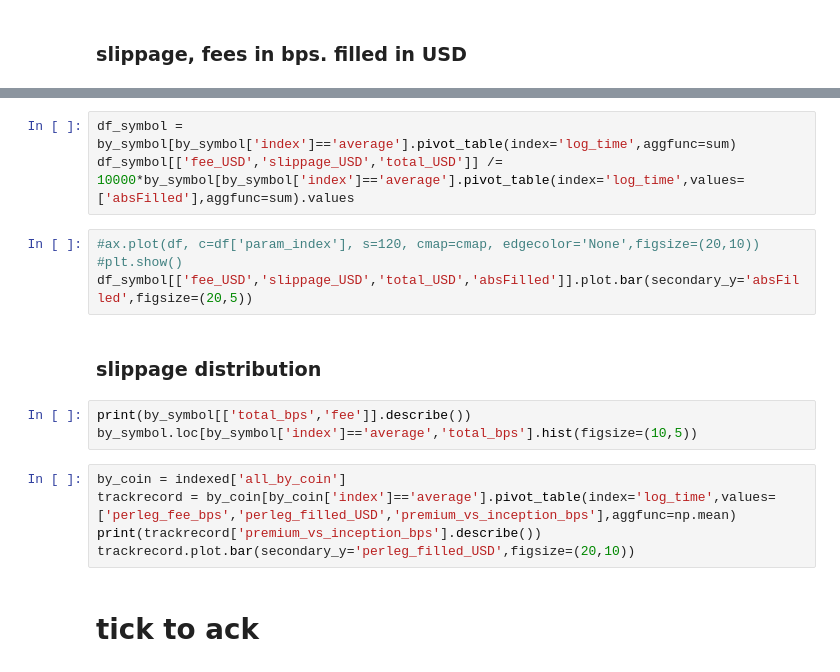
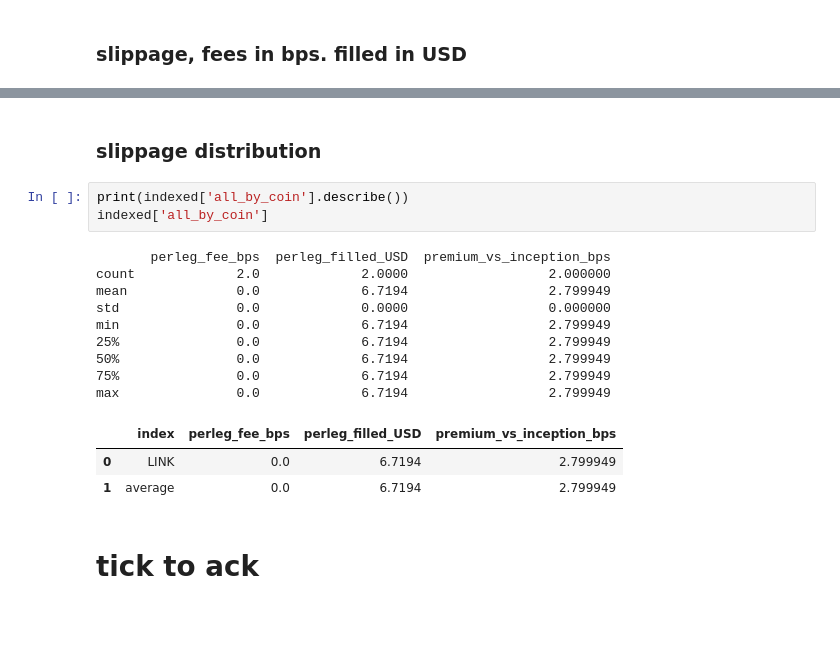
Before and after one commit to Sety-project/pylibs, a Jupyter notebook: ux/exec_logs.ipynb, the cells around one changed output, grey strips where cells are left out. Saved outputs shown, nothing was run; the diff lists cells and outputs as text; blank space fills up the shorter version.

```diff
--- a/ux/exec_logs.ipynb
+++ b/ux/exec_logs.ipynb
@@ -46,20 +65,21 @@ by_symbol['total_USD'] = by_symbol['total_bps']*by_symbol['absFilled']/10000
-# %%
-df_symbol = by_symbol[by_symbol['index']=='average'].pivot_table(index='log_time',aggfunc=sum)
-df_symbol[['fee_USD','slippage_USD','total_USD']] /= 10000*by_symbol[by_symbol['index']=='average'].pivot_table(index='log_time',values=['absFilled'],aggfunc=sum).values
-# %%
-#ax.plot(df, c=df['param_index'], s=120, cmap=cmap, edgecolor='None',figsize=(20,10))
-#plt.show()
-df_symbol[['fee_USD','slippage_USD','total_USD','absFilled']].plot.bar(secondary_y='absFilled',figsize=(20,5))
 # %% [markdown]
 ### slippage distribution
-# %%
-print(by_symbol[['total_bps','fee']].describe())
-by_symbol.loc[by_symbol['index']=='average','total_bps'].hist(figsize=(10,5))
-# %%
-by_coin = indexed['all_by_coin']
-trackrecord = by_coin[by_coin['index']=='average'].pivot_table(index='log_time',values=['perleg_fee_bps','perleg_filled_USD','premium_vs_inception_bps'],aggfunc=np.mean)
-print(trackrecord['premium_vs_inception_bps'].describe())
-trackrecord.plot.bar(secondary_y='perleg_filled_USD',figsize=(20,10))
+# %%
+print(indexed['all_by_coin'].describe())
+indexed['all_by_coin']
+# %% [output]
+       perleg_fee_bps  perleg_filled_USD  premium_vs_inception_bps
+count             2.0             2.0000                  2.000000
+mean              0.0             6.7194                  2.799949
+std               0.0             0.0000                  0.000000
+min               0.0             6.7194                  2.799949
+25%               0.0             6.7194                  2.799949
+50%               0.0             6.7194                  2.799949
+75%               0.0             6.7194                  2.799949
+max               0.0             6.7194                  2.799949
+|  | index | perleg_fee_bps | perleg_filled_USD | premium_vs_inception_bps |
+| 0 | LINK | 0.0 | 6.7194 | 2.799949 |
+| 1 | average | 0.0 | 6.7194 | 2.799949 |
 # %% [markdown]
 # tick to ack
 # %%
```
Also changed, not shown: parts of 8 cells of this notebook, 2 other files.
